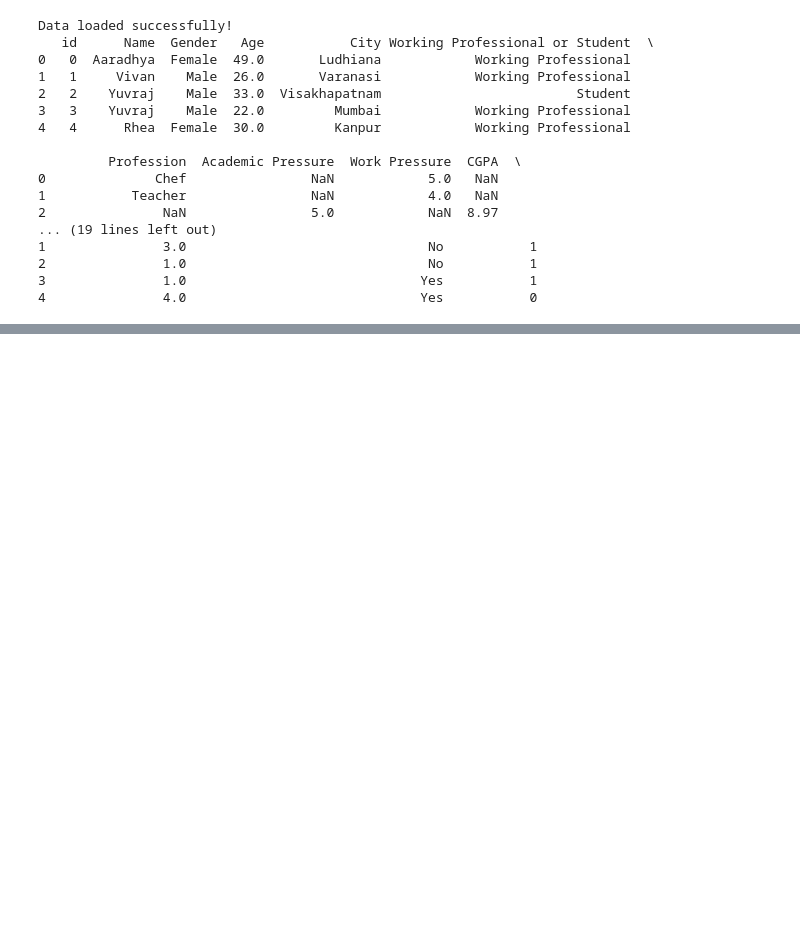
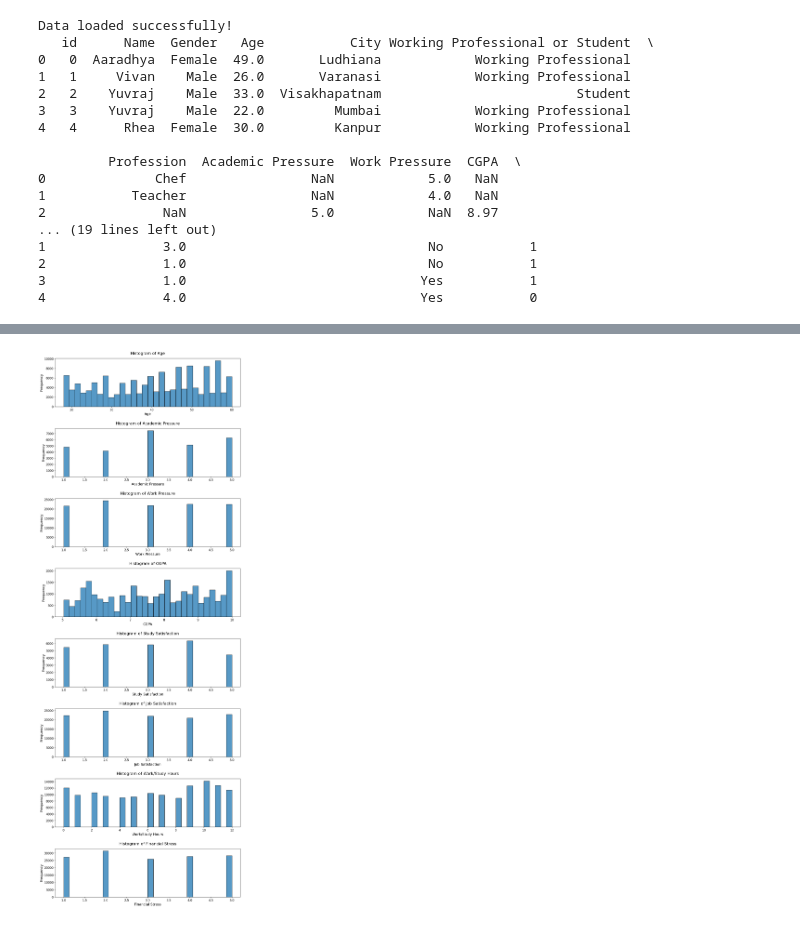
Before and after one commit to mennamohamed0207/Exploring-Mental-Health, a Jupyter notebook: main.ipynb, the cells around one changed output, grey strips where cells are left out. Saved outputs shown, nothing was run; the diff lists cells and outputs as text; code cells hidden in the pictures; blank space fills up the shorter version.

Commit message:
feat: adding dataanalysis and visualization

```diff
--- a/main.ipynb
+++ b/main.ipynb
@@ -43,0 +79,23 @@ Data loaded successfully!
+# %%
+# Data Visualization
+
+numerical_features = train_data.select_dtypes(include=[float, int]).columns
+numerical_features = [feature for feature in numerical_features if feature != 'id' and feature != 'Depression']
+
+plt.figure(figsize=(12, len(numerical_features)*4))
+
+plt.rcParams.update({'font.size': 12})
+plt.rcParams.update({'axes.labelsize': 14})
+plt.rcParams.update({'axes.titlesize': 16})
+
+for i, feature in enumerate(numerical_features):
+    plt.subplot(len(numerical_features), 1, i + 1)
+    sns.histplot(train_data[feature], bins=30)
+    plt.title(f'Histogram of {feature}', pad=15)
+    plt.xlabel(feature)
+    plt.ylabel('Frequency')
+
+plt.tight_layout(pad=2.0)
+plt.show()
+# %% [output]
+[figure, added]
```
Also changed, not shown: parts of 2 cells of this notebook, 1 other file.
